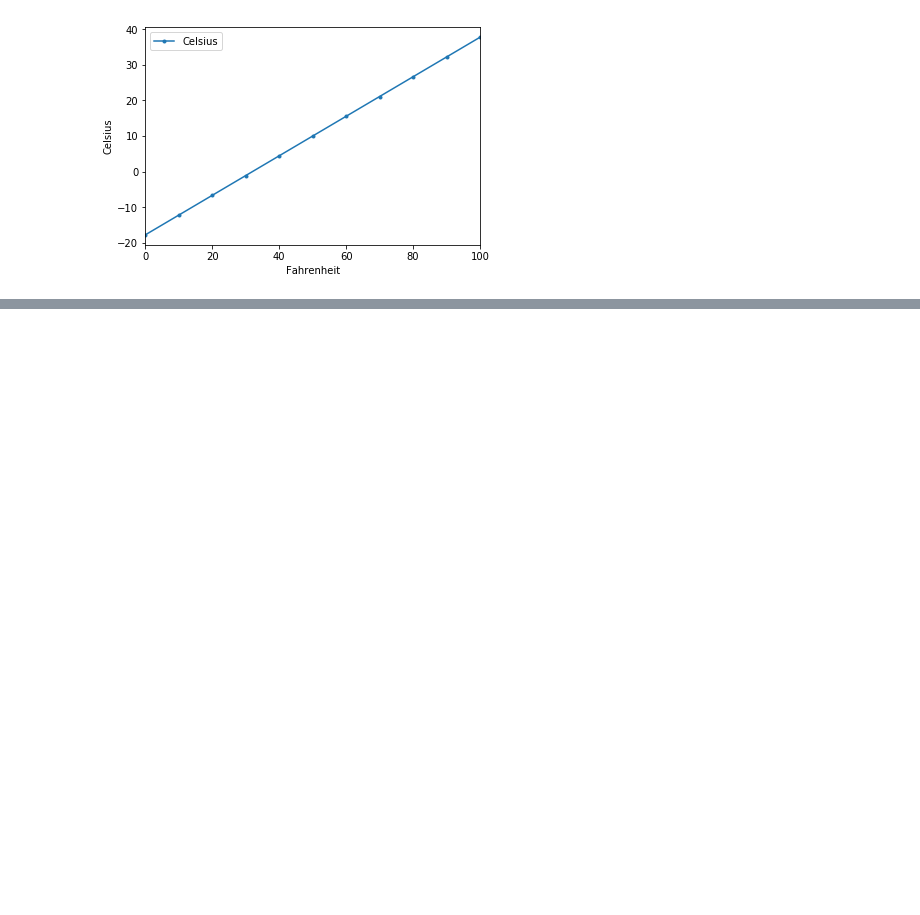
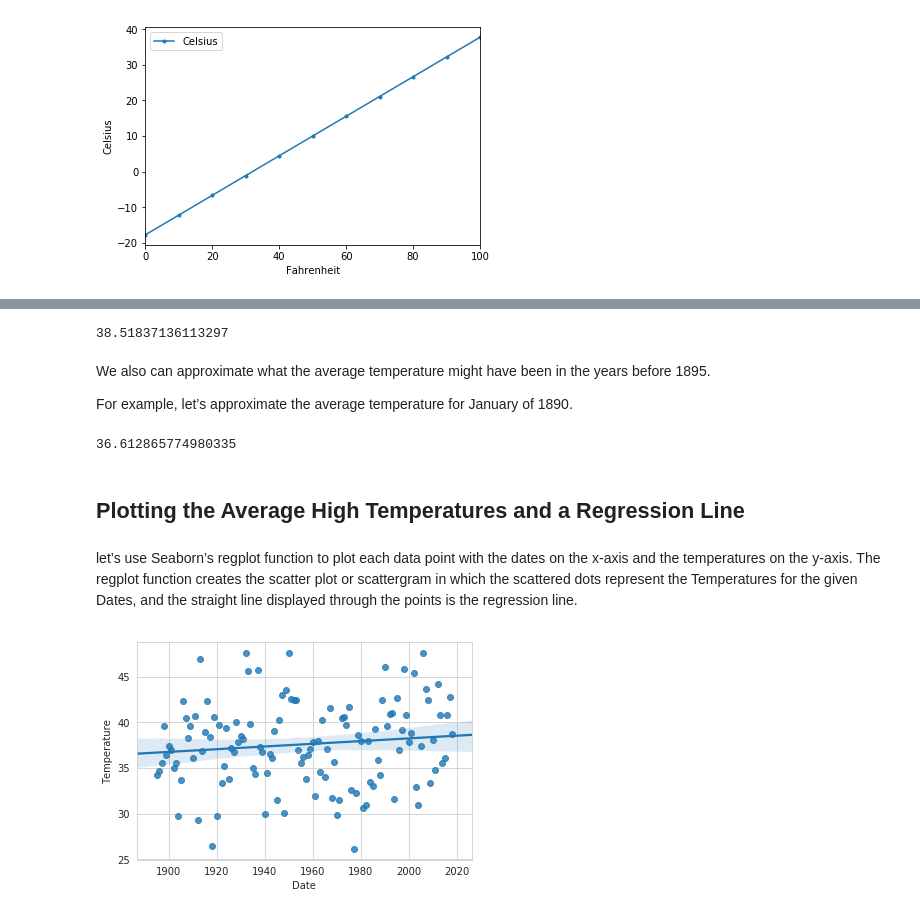
Before and after one commit to rahiakela/python-for-programmers-practice, a Jupyter notebook: time_series_with_simple_linear_regression.ipynb, the cells around one changed output, grey strips where cells are left out. Saved outputs shown, nothing was run; the diff lists cells and outputs as text; code cells hidden in the pictures; blank space fills up the shorter version.

```diff
--- a/time_series_with_simple_linear_regression.ipynb
+++ b/time_series_with_simple_linear_regression.ipynb
@@ -71,0 +90,3 @@ y_label = axes.set_ylabel('Celsius')
+# %%
+nyc = pd.read_csv('ave_hi_nyc_jan_1895-2018.csv')
+nyc.head()
@@ -71,0 +111,4 @@ y_label = axes.set_ylabel('Celsius')
+# %%
+# rename column label
+nyc.columns = ['Date', 'Temperature', 'Anomaly']
+nyc.head()
@@ -71,0 +131,3 @@ y_label = axes.set_ylabel('Celsius')
+# %%
+nyc.Date = nyc.Date.floordiv(100)
+nyc.head()
@@ -71,0 +181,23 @@ y_label = axes.set_ylabel('Celsius')
+# %%
+linear_regression.slope * 2019 + linear_regression.intercept
+# %% [output]
+38.51837136113297
+# %% [markdown]
+We also can approximate what the average temperature might have been in the years before 1895.
+
+For example, let’s approximate the average temperature for January of 1890.
+# %%
+linear_regression.slope * 1890 + linear_regression.intercept
+# %% [output]
+36.612865774980335
+# %% [markdown]
+## Plotting the Average High Temperatures and a Regression Line
+# %% [markdown]
+let’s use Seaborn’s regplot function to plot each data point with the dates on the x-axis and the temperatures on the y-axis. The regplot function creates the scatter plot or scattergram in which the scattered dots represent the Temperatures for the given Dates, and the straight line displayed through the points is the regression line.
+# %%
+import seaborn as sns
+
+sns.set_style('whitegrid')
+axes = sns.regplot(x=nyc.Date, y = nyc.Temperature)
+# %% [output]
+[figure, added]
```
Also changed, not shown: parts of 22 cells of this notebook.
